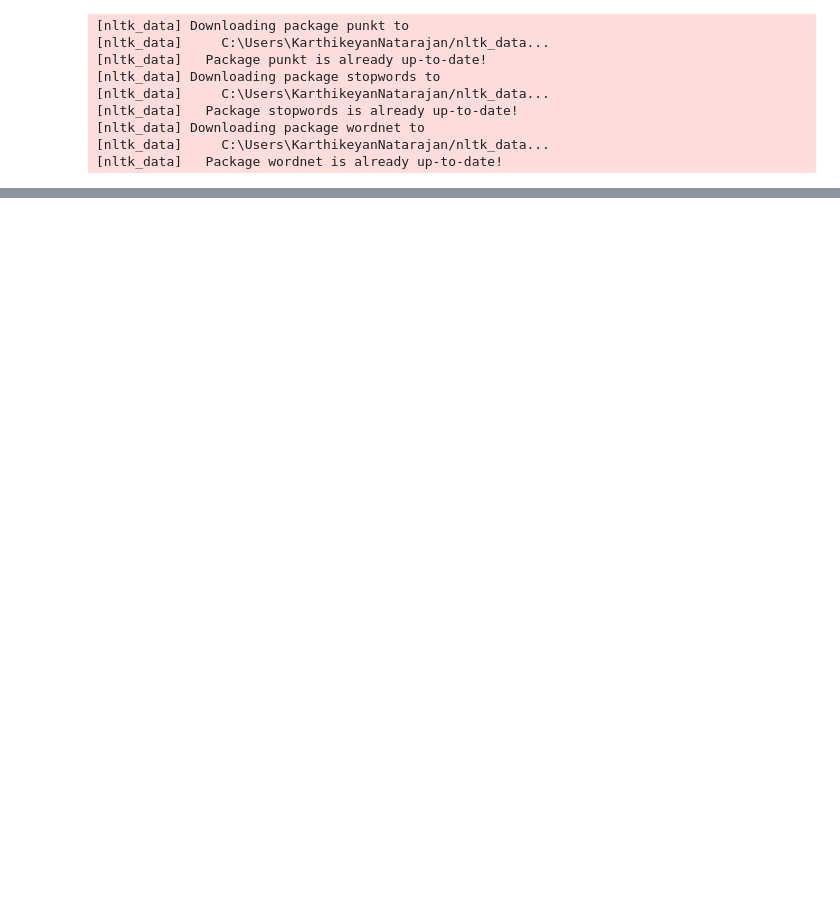
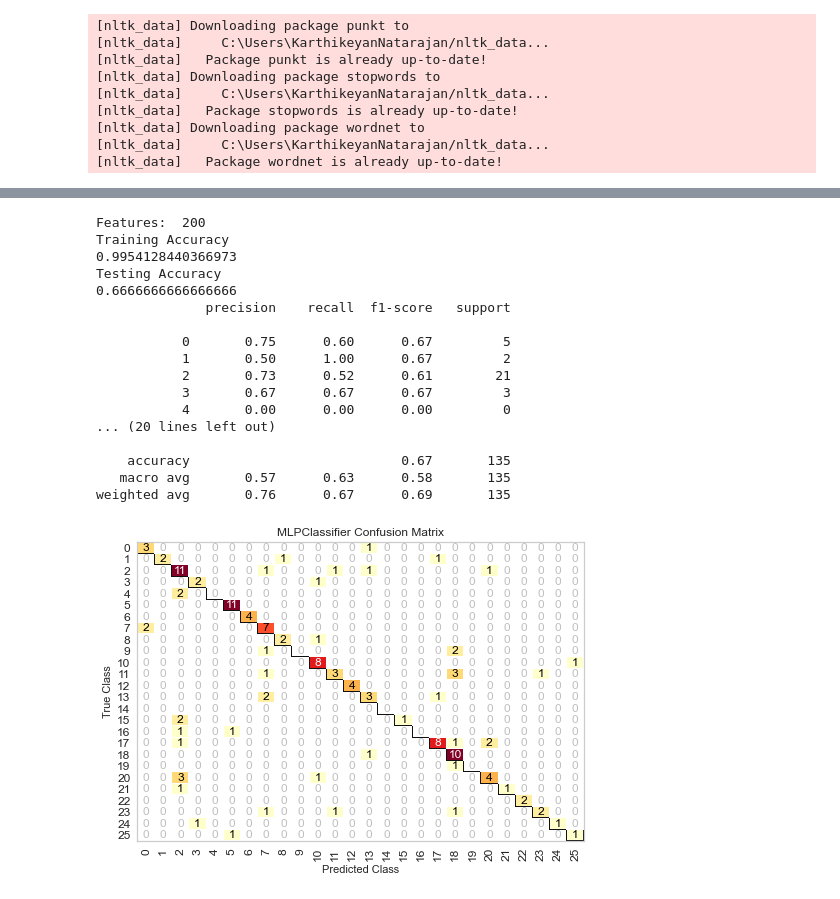
Before and after one commit to ayush1689/Mystic-Hackers-Chat-Bot, a Jupyter notebook: WorkingCodeHighAccuracy.ipynb, the cells around one changed output, grey strips where cells are left out. Cells and saved outputs as stored; diff of their text form; code cells hidden in the pictures; blank space fills up the shorter version.

```diff
--- a/WorkingCodeHighAccuracy.ipynb
+++ b/WorkingCodeHighAccuracy.ipynb
@@ -423,0 +386,22 @@ weighted avg       0.78      0.62      0.66        29
+# %%
+mlp=MLPClassifier(solver = 'lbfgs', alpha = 0.00095, learning_rate = 'adaptive', learning_rate_init = 0.005, max_iter = 300, random_state = 0)
+tokenize_test(mlp,train,validation,get_vec_pipe(text_clf),class1=list(range(0,train["Code"].nunique())))
+# %% [output]
+Features:  200
+Training Accuracy
+0.9954128440366973
+Testing Accuracy
+0.6666666666666666
+              precision    recall  f1-score   support
+
+           0       0.75      0.60      0.67         5
+           1       0.50      1.00      0.67         2
+           2       0.73      0.52      0.61        21
+           3       0.67      0.67      0.67         3
+           4       0.00      0.00      0.00         0
+... (20 lines left out)
+
+    accuracy                           0.67       135
+   macro avg       0.57      0.63      0.58       135
+weighted avg       0.76      0.67      0.69       135
+[figure, added]
```
Also changed, not shown: parts of 53 cells of this notebook.
